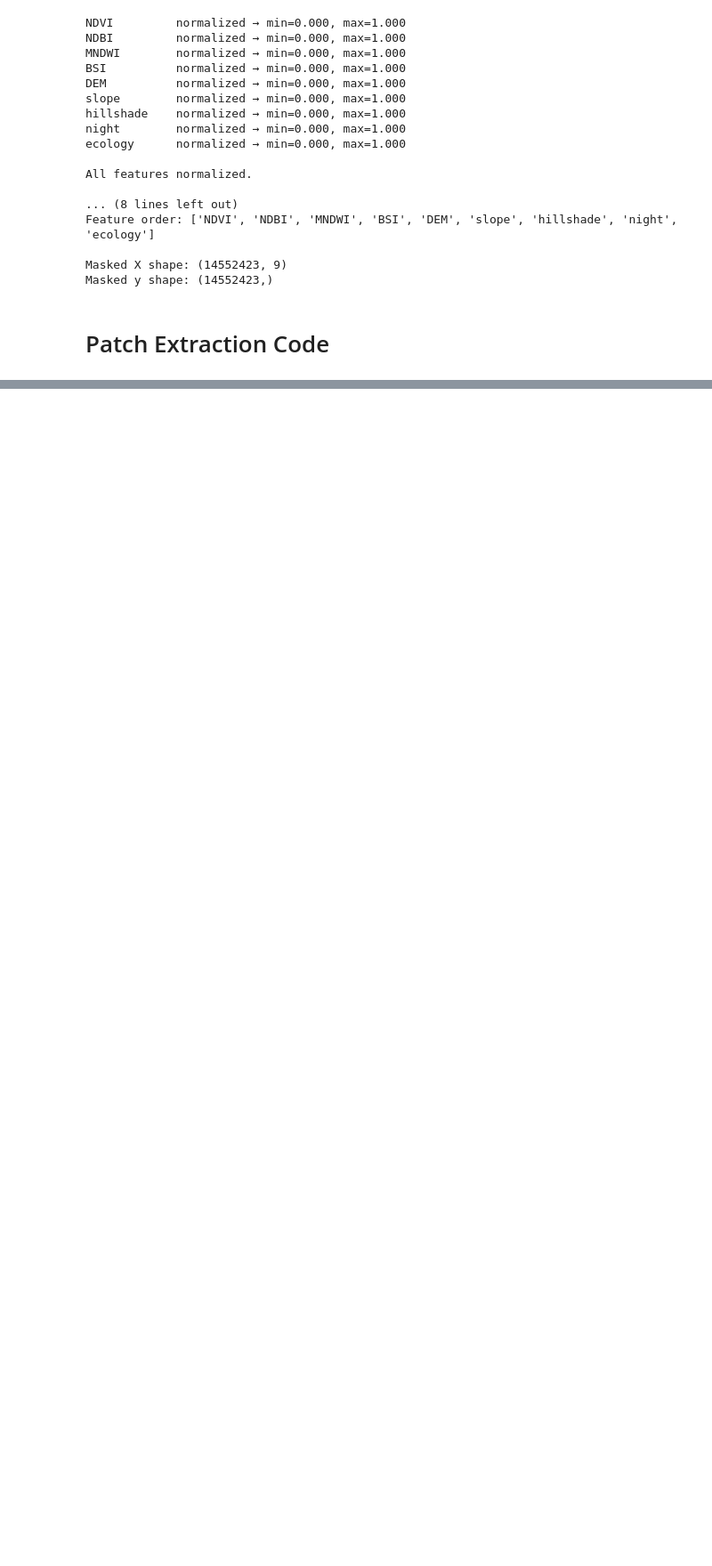
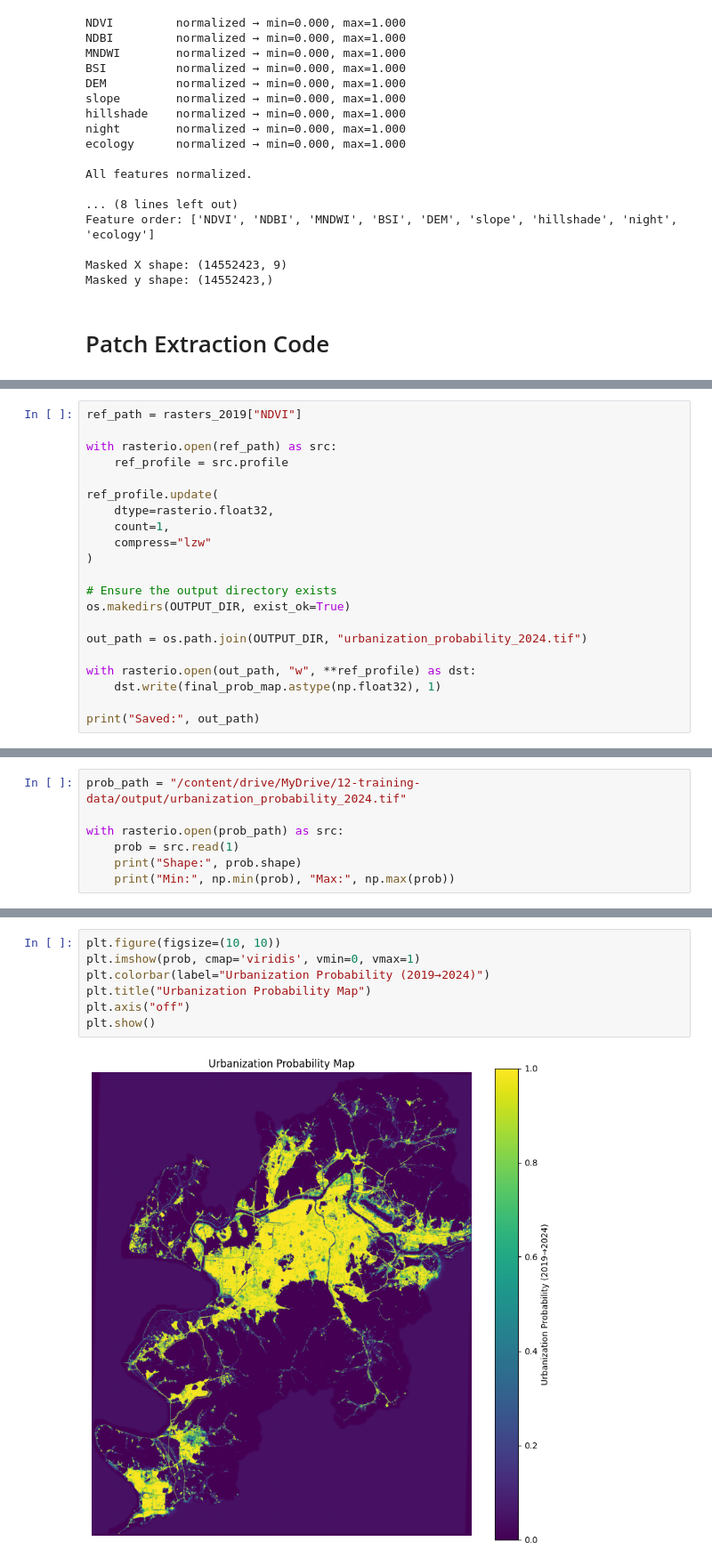
Before and after one commit to ramalias/urban-expansion, a Jupyter notebook: 03_main_urban_expansion.ipynb, the cells around one changed output, grey strips where cells are left out. Shown at 89% size. Saved outputs shown, nothing was run; the diff lists cells and outputs as text; blank space fills up the shorter version.

```diff
--- a/03_main_urban_expansion.ipynb
+++ b/03_main_urban_expansion.ipynb
@@ -725,0 +891,21 @@ Error:
+# %%
+ref_path = rasters_2019["NDVI"]
+
+with rasterio.open(ref_path) as src:
+    ref_profile = src.profile
+
+ref_profile.update(
+    dtype=rasterio.float32,
+    count=1,
+    compress="lzw"
+)
+
+# Ensure the output directory exists
+os.makedirs(OUTPUT_DIR, exist_ok=True)
+
+out_path = os.path.join(OUTPUT_DIR, "urbanization_probability_2024.tif")
+
+with rasterio.open(out_path, "w", **ref_profile) as dst:
+    dst.write(final_prob_map.astype(np.float32), 1)
+
+print("Saved:", out_path)
@@ -725,0 +914,7 @@ Error:
+# %%
+prob_path = "/content/drive/MyDrive/12-training-data/output/urbanization_probability_2024.tif"
+
+with rasterio.open(prob_path) as src:
+    prob = src.read(1)
+    print("Shape:", prob.shape)
+    print("Min:", np.min(prob), "Max:", np.max(prob))
@@ -725,0 +924,9 @@ Error:
+# %%
+plt.figure(figsize=(10, 10))
+plt.imshow(prob, cmap='viridis', vmin=0, vmax=1)
+plt.colorbar(label="Urbanization Probability (2019→2024)")
+plt.title("Urbanization Probability Map")
+plt.axis("off")
+plt.show()
+# %% [output]
+[figure, added]
```
Also changed, not shown: parts of 33 cells of this notebook.
